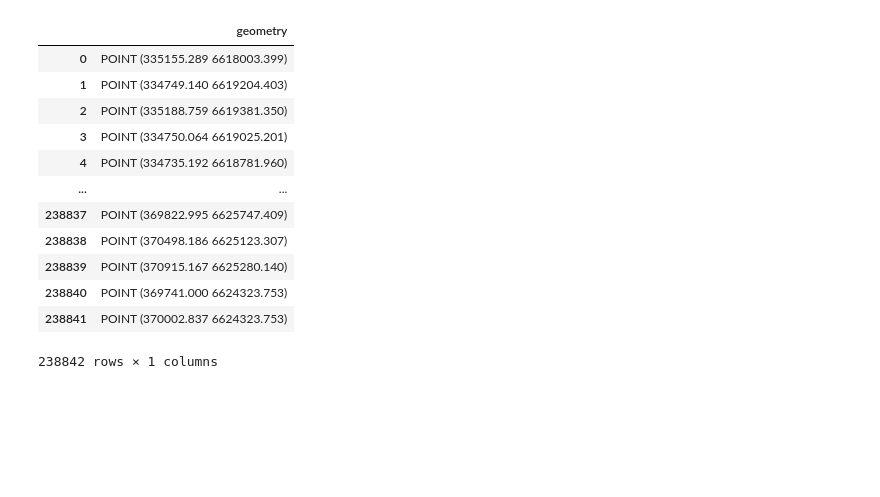
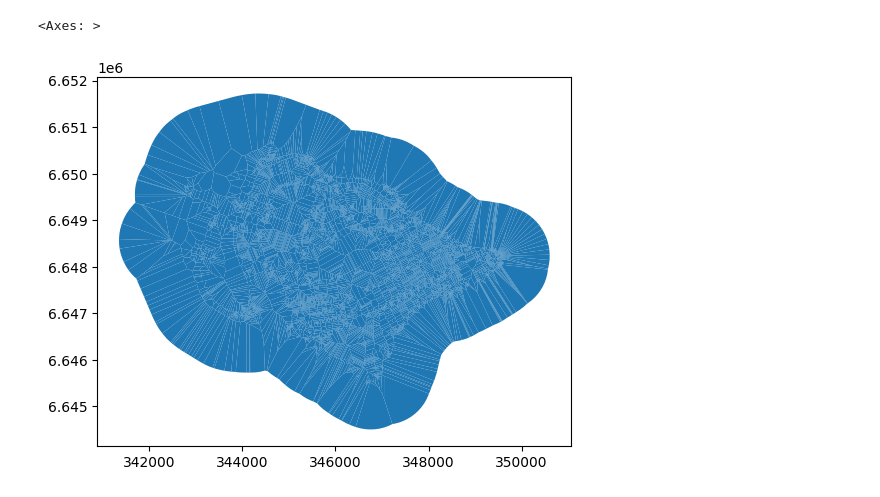
Before and after one commit to vasilstar97/lu-igi, a Jupyter notebook: examples/neighbor.ipynb, the cells around one changed output. Cells and saved outputs as stored; diff of their text form; code cells hidden in the pictures; blank space fills up the shorter version.

```diff
--- a/examples/neighbor.ipynb
+++ b/examples/neighbor.ipynb
@@ -12,0 +101,6 @@ blocks_gdf.plot()
+# %%
+from lu_igi.preprocessing.graph import generate_adjacency_graph
+
+blocks_gdf['land_use'] = None
+graph = generate_adjacency_graph(blocks_gdf)
+len(graph.edges)
@@ -19,10 +120,11 @@ BUFFER_SIZE = 1_000
 def get_voronoi_polygons(blocks_gdf : gpd.GeoDataFrame, buffer_size : int):
   mask = blocks_gdf.buffer(buffer_size).unary_union
   points = {shapely.Point(coord) for block_geom in blocks_gdf.geometry for coord in block_geom.exterior.coords}
-  points_gdf = gpd.GeoDataFrame(geometry=list(points), crs=blocks_gdf.crs)
-  voronoi_gdf = voronoiDiagram4plg(points_gdf, mask)
-  return voronoi_gdf.reset_index(drop=True)
+  voronoi_polygons = shapely.voronoi_polygons(shapely.MultiPoint(list(points)), extend_to=mask)
+  voronoi_gdf = gpd.GeoDataFrame(geometry=list(voronoi_polygons.geoms), crs=blocks_gdf.crs)
+  # points_gdf = gpd.GeoDataFrame(geometry=list(points), crs=blocks_gdf.crs)
+  # voronoi_gdf = voronoiDiagram4plg(points_gdf, mask)
+  return voronoi_gdf.clip(mask)
 
 voronoi_gdf = get_voronoi_polygons(blocks_gdf, BUFFER_SIZE)
-voronoi_gdf.head()
 # %% [output]
@@ -114,16 +131,0 @@ point
-# %%
-points_gdf.groupby('geometry').agg('count').reset_index()
-# %% [output]
-|  | geometry |
-| 0 | POINT (335155.289 6618003.399) |
-| 1 | POINT (334749.140 6619204.403) |
-| 2 | POINT (335188.759 6619381.350) |
-| 3 | POINT (334750.064 6619025.201) |
-| 4 | POINT (334735.192 6618781.960) |
-| ... | ... |
-| 238837 | POINT (369822.995 6625747.409) |
-| 238838 | POINT (370498.186 6625123.307) |
-| 238839 | POINT (370915.167 6625280.140) |
-| 238840 | POINT (369741.000 6624323.753) |
-| 238841 | POINT (370002.837 6624323.753) |
-238842 rows × 1 columns
@@ -134,0 +132,5 @@ voronoiDiagram4plg(blocks_gdf, blocks_gdf.unary_union.convex_hull)
+# %%
+voronoi_gdf.plot()
+# %% [output]
+<Axes: >
+[figure, added]
```
Also changed, not shown: parts of 25 cells of this notebook.
